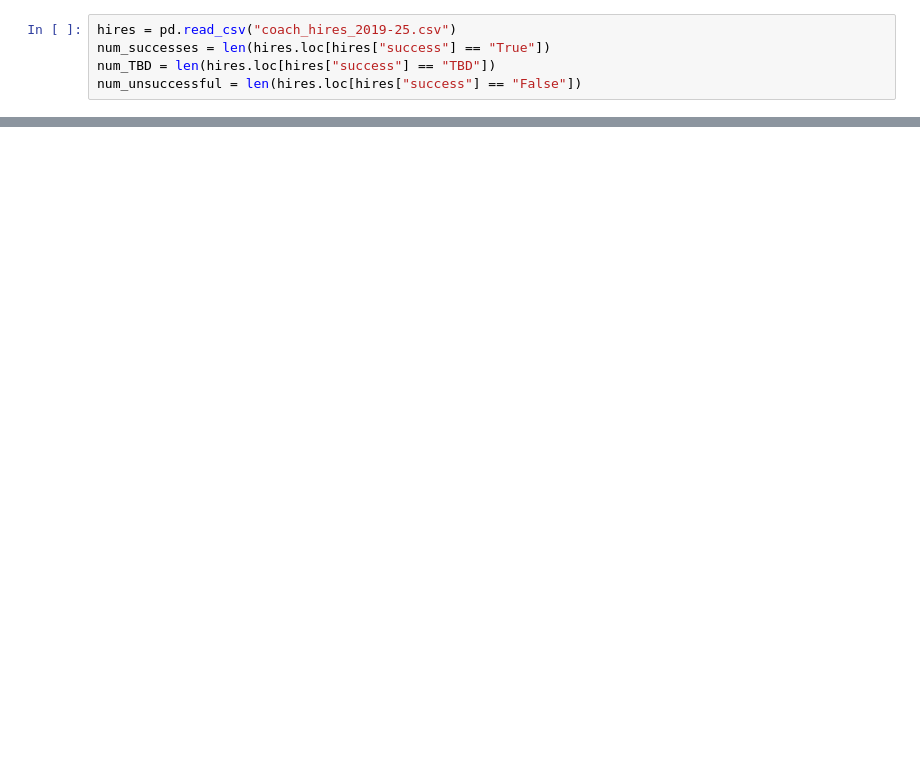
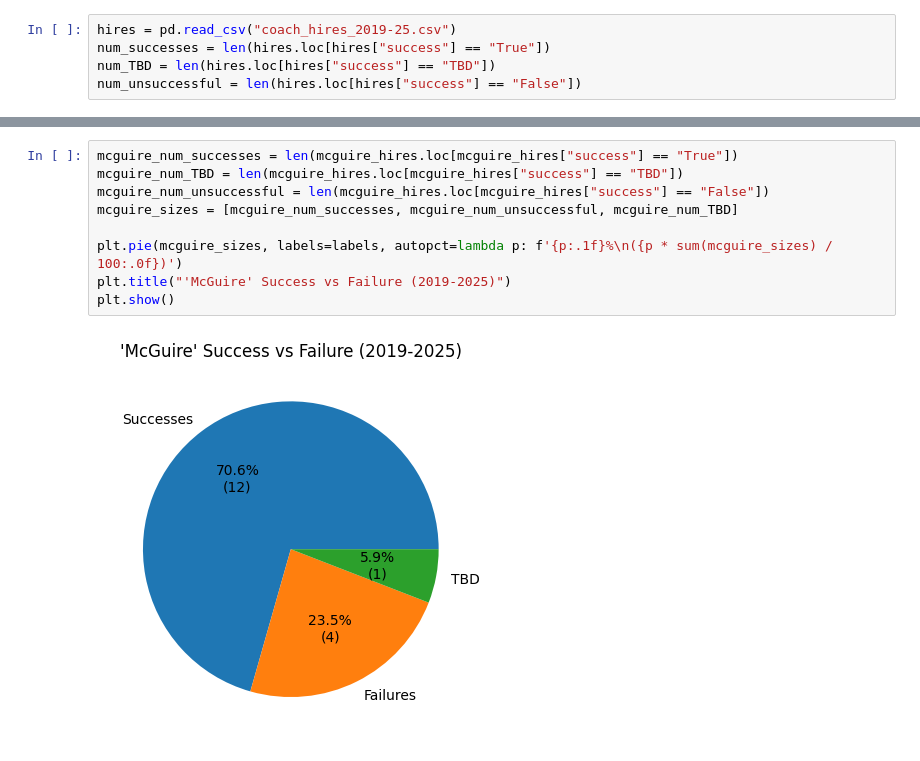
Before and after one commit to lemonannn/ncaa_coaching_analysis, a Jupyter notebook: coach_analysis.ipynb, the cells around one changed output, grey strips where cells are left out. Cells and saved outputs as stored; diff of their text form; blank space fills up the shorter version.

```diff
--- a/coach_analysis.ipynb
+++ b/coach_analysis.ipynb
@@ -22,0 +92,11 @@ ax.pie(sizes, labels=labels)
+# %%
+mcguire_num_successes = len(mcguire_hires.loc[mcguire_hires["success"] == "True"])
+mcguire_num_TBD = len(mcguire_hires.loc[mcguire_hires["success"] == "TBD"])
+mcguire_num_unsuccessful = len(mcguire_hires.loc[mcguire_hires["success"] == "False"])
+mcguire_sizes = [mcguire_num_successes, mcguire_num_unsuccessful, mcguire_num_TBD]
+
+plt.pie(mcguire_sizes, labels=labels, autopct=lambda p: f'{p:.1f}%\n({p * sum(mcguire_sizes) / 100:.0f})')
+plt.title("'McGuire' Success vs Failure (2019-2025)")
+plt.show()
+# %% [output]
+[figure, added]
```
Also changed, not shown: parts of 29 cells of this notebook, 3 other files.
